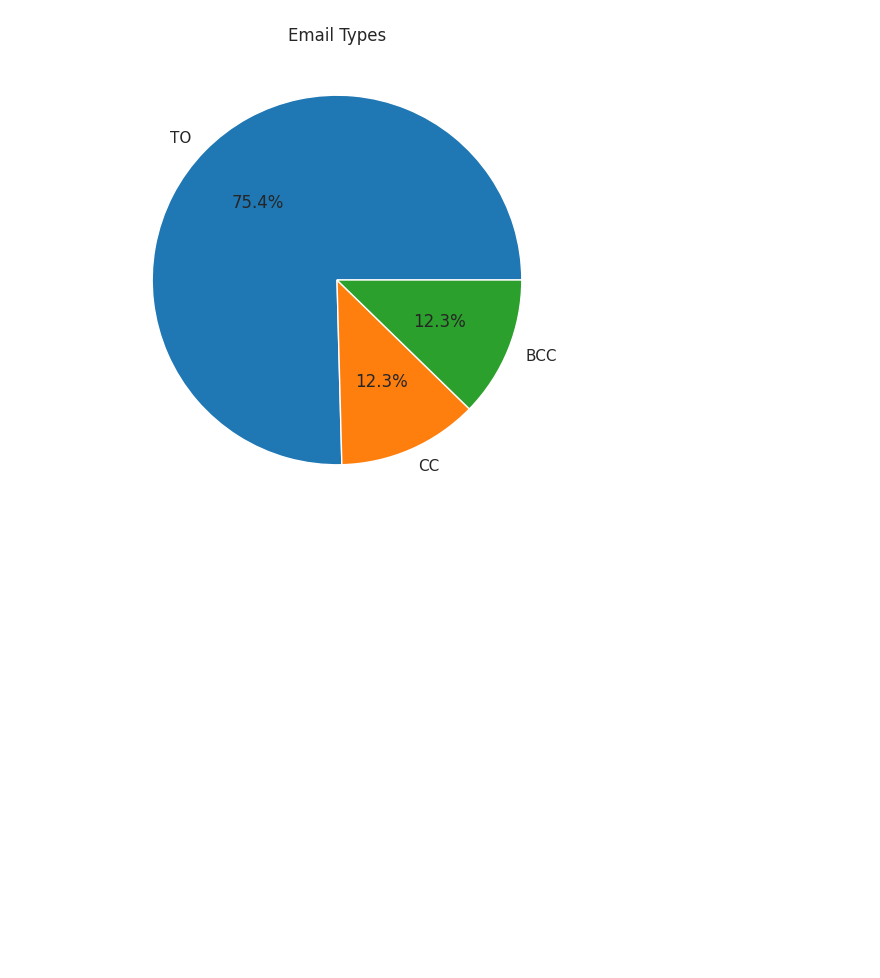
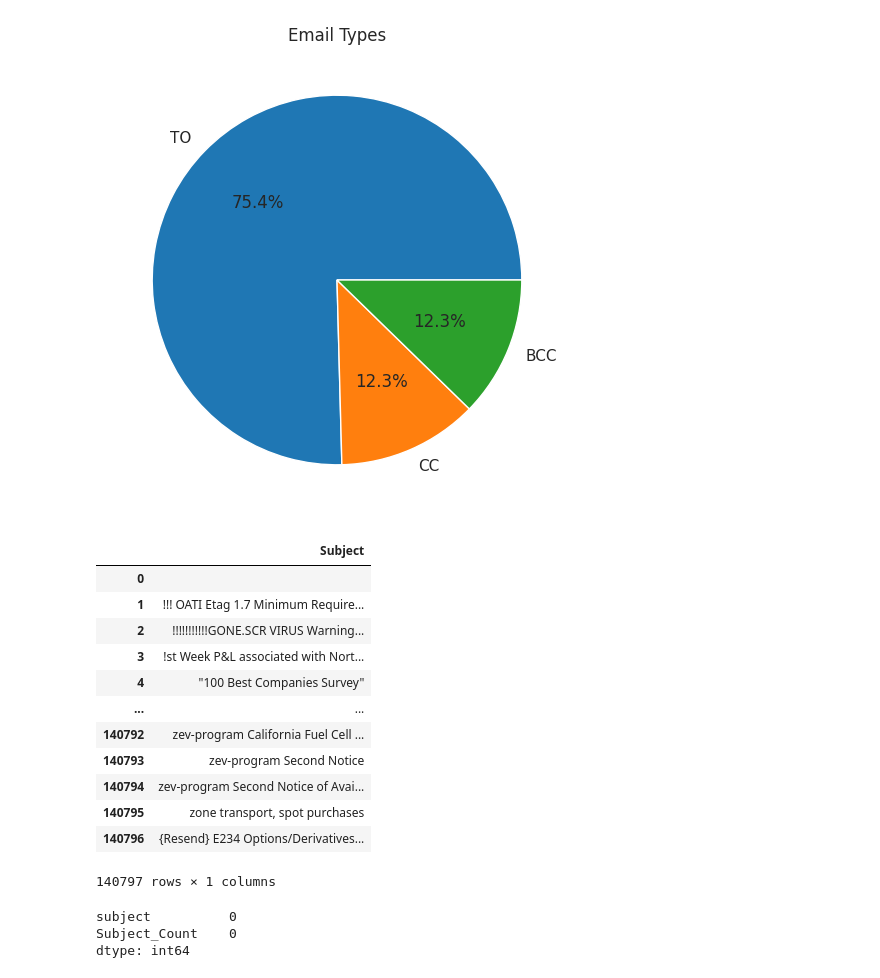
Before and after one commit to Ayush807/IBP_Assignment_2023, a Jupyter notebook: IBP_Assignment.ipynb, the cells around one changed output. Cells and saved outputs as stored; diff of their text form; code cells hidden in the pictures; blank space fills up the shorter version.

```diff
--- a/IBP_Assignment.ipynb
+++ b/IBP_Assignment.ipynb
@@ -368,3 +367,28 @@ plt.title('Email Types')
 plt.show()
 # %% [output]
 [figure]
+# %%
+sql = """
+    SELECT subject AS Subject
+    FROM message
+    GROUP BY Subject
+    ORDER BY Subject
+"""
+
+subject = cur.fetchall()
+subject = pd.read_sql_query(sql, conn)
+subject
+# %% [output]
+|  | Subject |
+| 0 |  |
+| 1 | !!! OATI Etag 1.7 Minimum Require... |
+| 2 | !!!!!!!!!!!GONE.SCR VIRUS Warning... |
+| 3 | !st Week P&L associated with Nort... |
+| 4 | "100 Best Companies Survey" |
+| ... | ... |
+| 140792 | zev-program California Fuel Cell ... |
+| 140793 | zev-program Second Notice |
+| 140794 | zev-program Second Notice of Avai... |
+| 140795 | zone transport, spot purchases |
+| 140796 | {Resend} E234 Options/Derivatives... |
+140797 rows × 1 columns
@@ -370,0 +405,6 @@ plt.show()
+# %%
+subjectfreq.isnull().sum()
+# %% [output]
+subject          0
+Subject_Count    0
+dtype: int64
```
Also changed, not shown: parts of 6 cells of this notebook.
